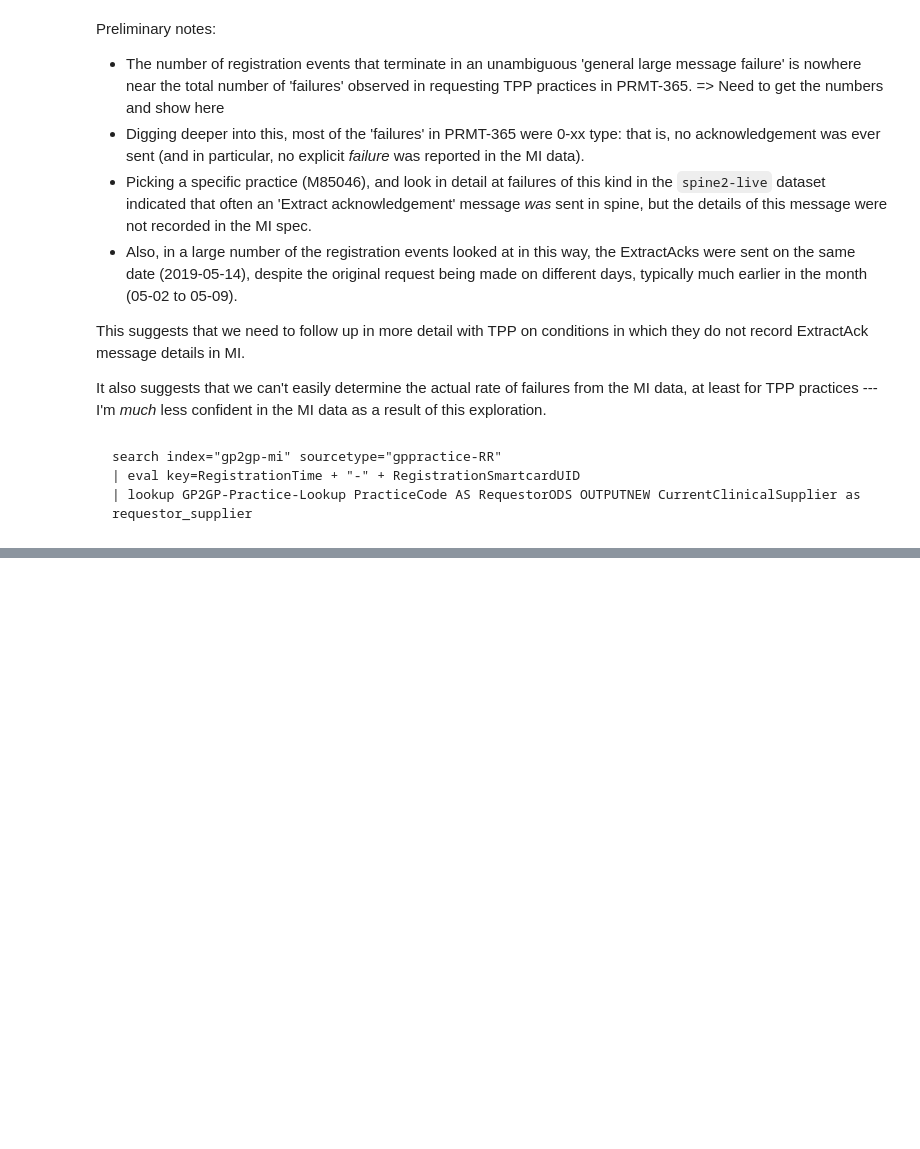
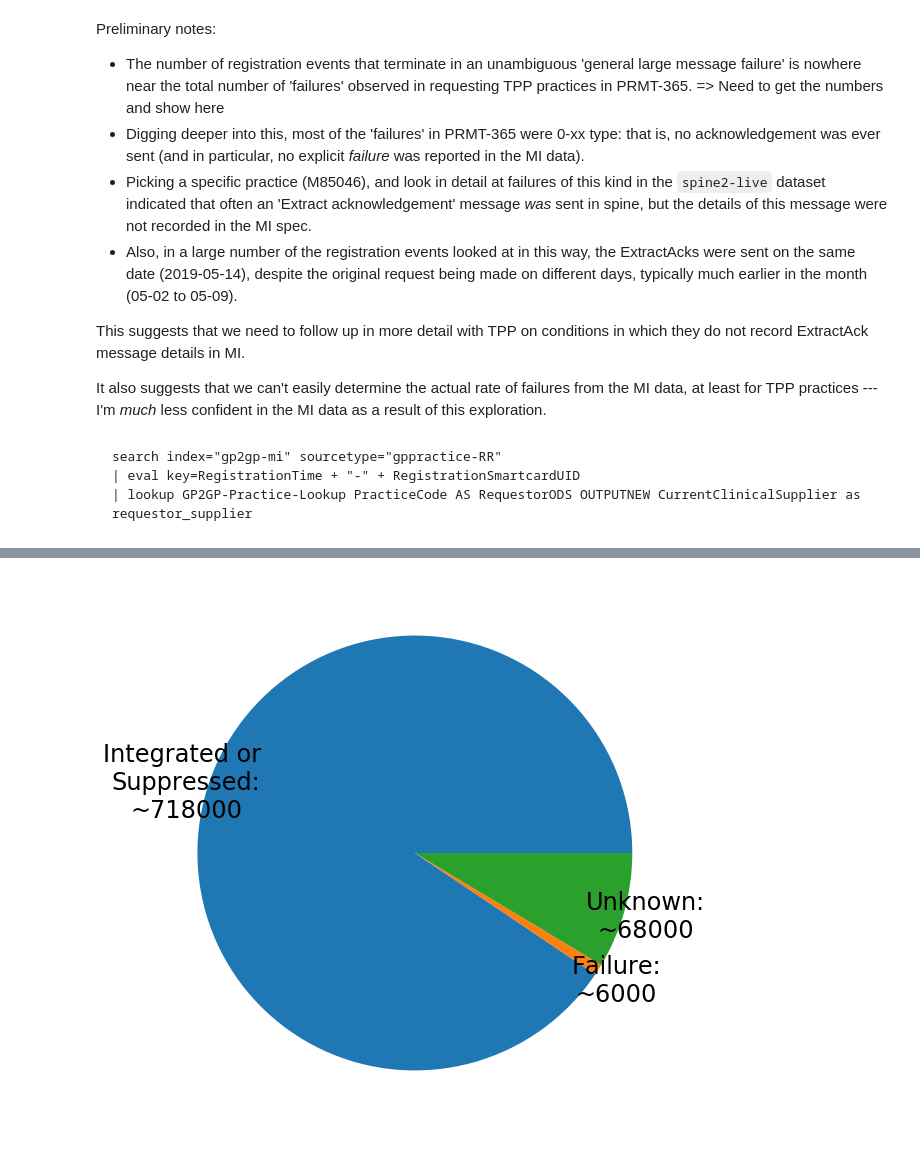
Before and after one commit to nhsconnect/prm-gp2gp-data-sandbox, a Jupyter notebook: notebooks/02-PRMT-372--Failures-at-TPP-practices.ipynb, the cells around one changed output, grey strips where cells are left out. Cells and saved outputs as stored; diff of their text form; code cells hidden in the pictures; blank space fills up the shorter version.

Commit message:
PRMT-372: Add first exploration of overall GP2GP failures/successes
Note that this is work in progress and hasn't really been validated

```diff
--- a/notebooks/02-PRMT-372--Failures-at-TPP-practices.ipynb
+++ b/notebooks/02-PRMT-372--Failures-at-TPP-practices.ipynb
@@ -270,0 +411,22 @@ search index="gp2gp-mi" sourcetype="gppractice-RR"
+# %%
+gp2gp_overview = {
+    "success_count": 718144,
+    "failure_count": 6426,
+    "unknown_count": 68275,
+}
+
+pd.DataFrame(
+    { "count": list(gp2gp_overview.values()) },
+    index=gp2gp_overview.keys()
+).plot.pie(
+    y="count",
+    legend=False,
+    figsize=(10,10),
+    labels=["Integrated or \nSuppressed:\n~718000", "Failure:\n~6000", "Unknown:\n~68000"],
+    textprops={"fontsize": 24, "horizontalalignment": "center"},
+    title=""
+)
+plt.ylabel("")
+plt.savefig("../temp_outputs/overview_piechart.png")
+# %% [output]
+[figure, added]
```
Also changed, not shown: parts of 14 cells of this notebook, 2 other files.
